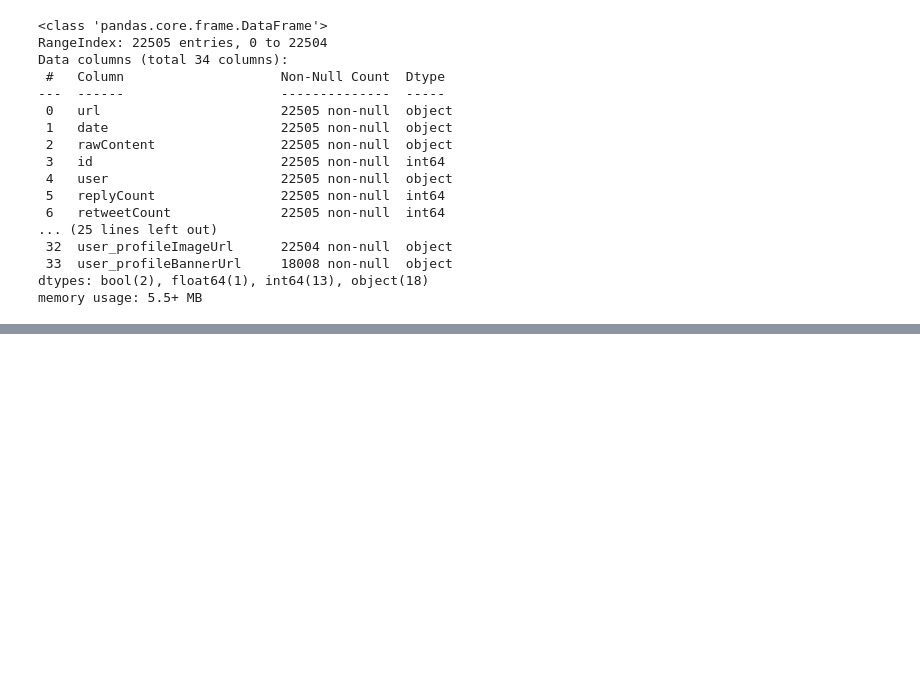
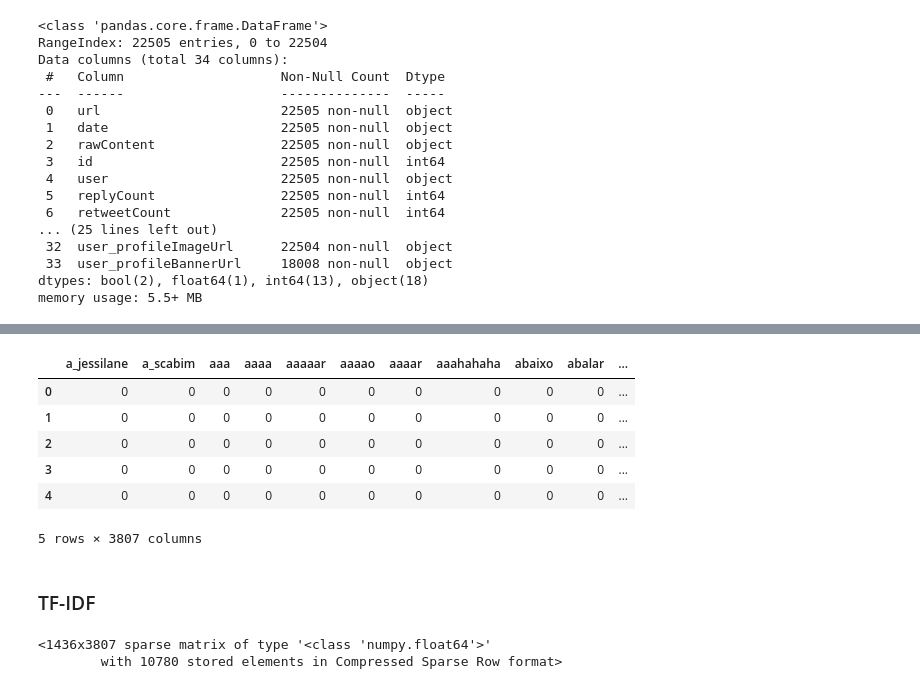
Before and after one commit to thiago-paim/projeto-tera, a Jupyter notebook: tweet_processing.ipynb, the cells around one changed output, grey strips where cells are left out. Drawn from its saved outputs; the diff is of its cells as text; code cells hidden in the pictures; blank space fills up the shorter version.

```diff
--- a/tweet_processing.ipynb
+++ b/tweet_processing.ipynb
@@ -101,10 +108,0 @@ tweets_op = df[df.user == 'https://twitter.com/ErikakHilton'].rawContent
-# %%
-spc_pt = spacy.load("pt_core_news_sm")
-
-#Remover stopwords
-stopwords = nltk.corpus.stopwords.words('portuguese')
-
-#Adicionando stopwords que não estão na lista do nltk
-stopwords.append("'")
-stopwords.append("pra")
-stopwords.append("tá")
@@ -177,0 +184,25 @@ plt.show()
+# %%
+bow = pd.DataFrame(bow.todense())
+
+# Atribuindo nomes das colunas aos termos
+vocabulary_map = {v: k for k, v in bow_vectorizer.vocabulary_.items()}
+bow.columns = bow.columns.map(vocabulary_map)
+bow.head()
+# %% [output]
+|  | a_jessilane | a_scabim | aaa | aaaa | aaaaar | aaaao | aaaar | aaahahaha | abaixo | abalar | ... |
+| 0 | 0 | 0 | 0 | 0 | 0 | 0 | 0 | 0 | 0 | 0 | ... |
+| 1 | 0 | 0 | 0 | 0 | 0 | 0 | 0 | 0 | 0 | 0 | ... |
+| 2 | 0 | 0 | 0 | 0 | 0 | 0 | 0 | 0 | 0 | 0 | ... |
+| 3 | 0 | 0 | 0 | 0 | 0 | 0 | 0 | 0 | 0 | 0 | ... |
+| 4 | 0 | 0 | 0 | 0 | 0 | 0 | 0 | 0 | 0 | 0 | ... |
+5 rows × 3807 columns
+# %% [markdown]
+### TF-IDF
+# %%
+# Instanciando TFIDF
+tfidf_vectorizer = TfidfVectorizer()
+tfidf = tfidf_vectorizer.fit_transform(processed_tweets)
+tfidf
+# %% [output]
+<1436x3807 sparse matrix of type '<class 'numpy.float64'>'
+        with 10780 stored elements in Compressed Sparse Row format>
```
Also changed, not shown: parts of 28 cells of this notebook.
